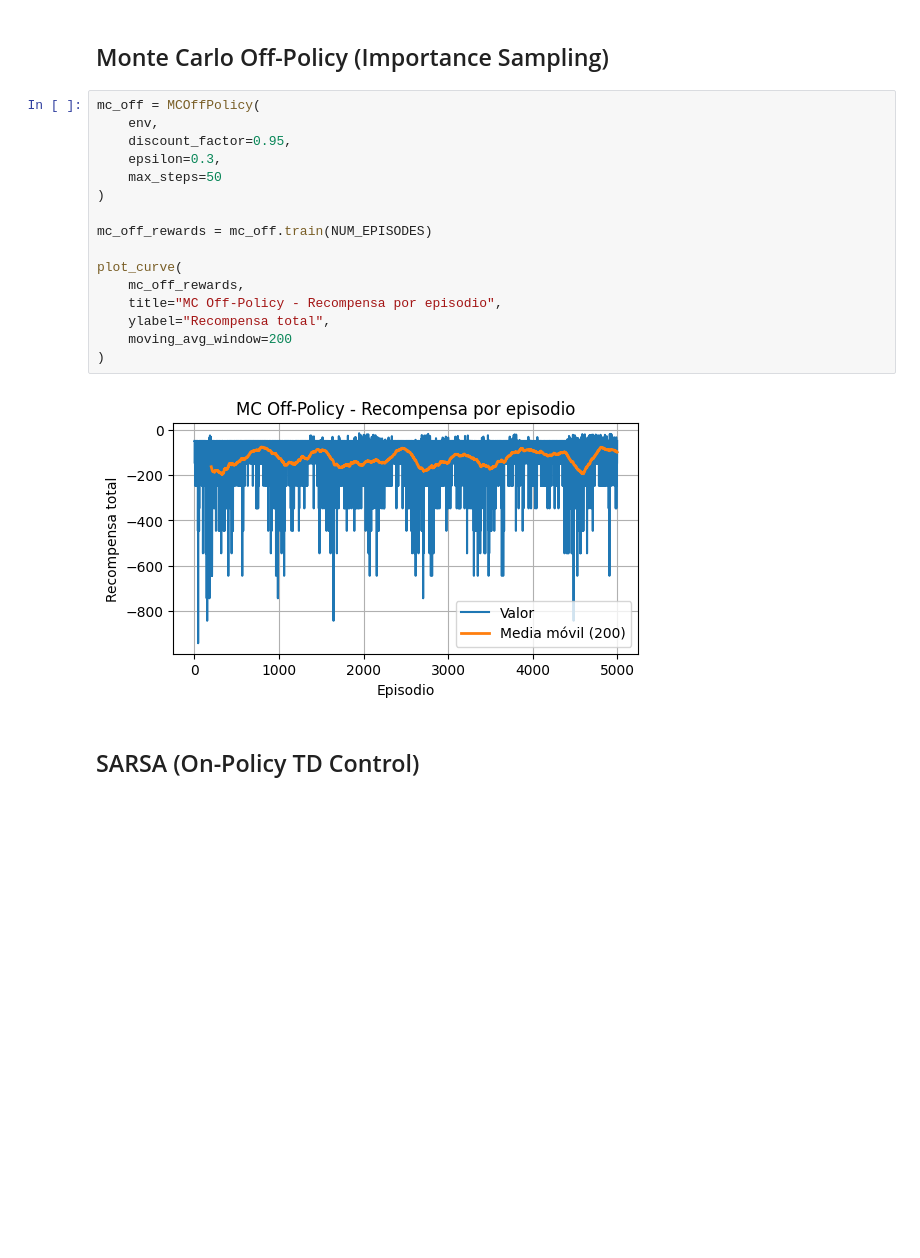
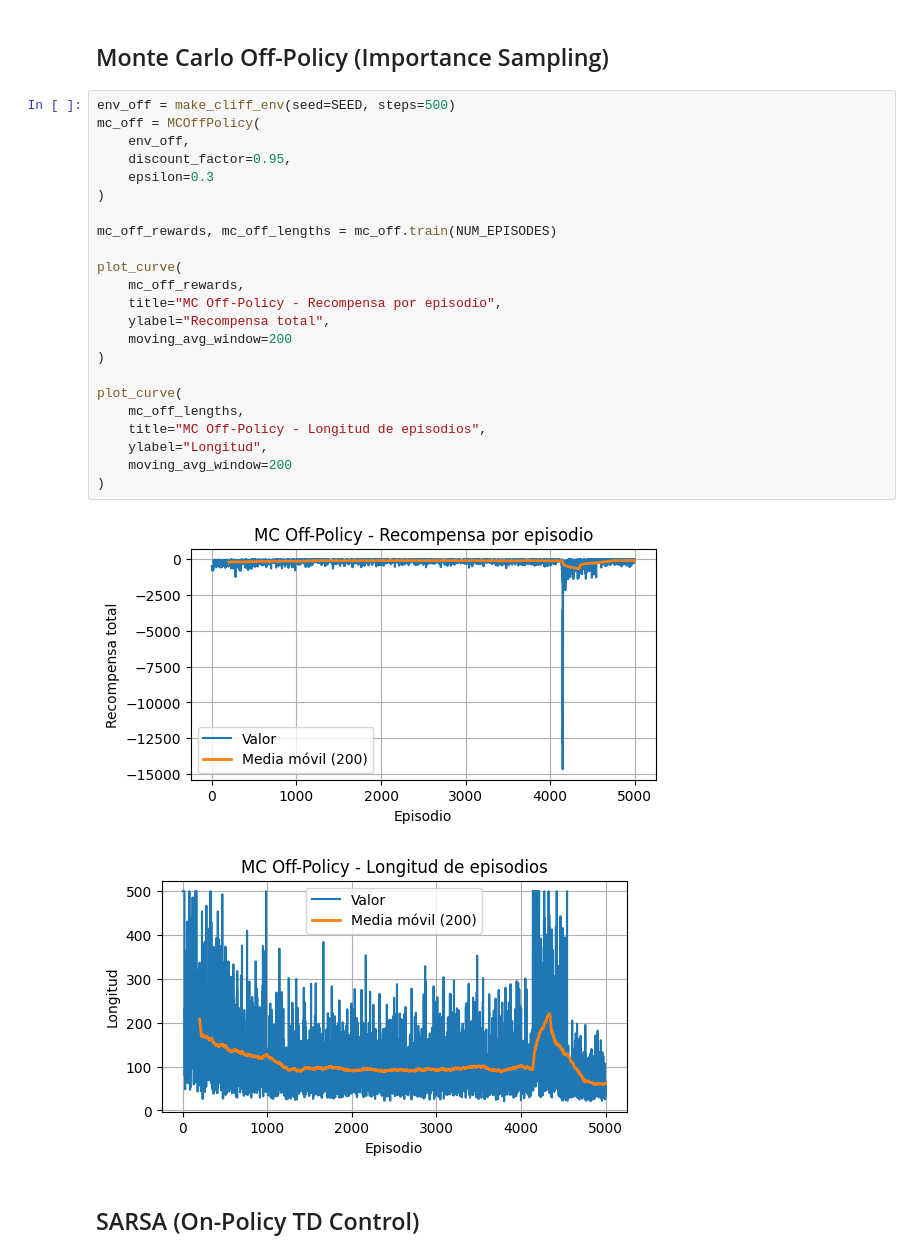
Before and after one commit to mariiam36/EML_MontesinosOlivaOuardi, a Jupyter notebook: Entornos_Complejos/main.ipynb, the cells around one changed output. Cells and saved outputs as stored; diff of their text form; blank space fills up the shorter version.

```diff
--- a/Entornos_Complejos/main.ipynb
+++ b/Entornos_Complejos/main.ipynb
@@ -93,23 +77,31 @@ plot_curve(
 # %% [markdown]
 ## Monte Carlo Off-Policy (Importance Sampling)
 # %%
+env_off = make_cliff_env(seed=SEED, steps=500)
 mc_off = MCOffPolicy(
-    env,
+    env_off,
     discount_factor=0.95,
-    epsilon=0.3,
-    max_steps=50
+    epsilon=0.3
 )
 
-mc_off_rewards = mc_off.train(NUM_EPISODES)
+mc_off_rewards, mc_off_lengths = mc_off.train(NUM_EPISODES)
 
 plot_curve(
     mc_off_rewards,
     title="MC Off-Policy - Recompensa por episodio",
     ylabel="Recompensa total",
     moving_avg_window=200
 )
+
+plot_curve(
+    mc_off_lengths,
+    title="MC Off-Policy - Longitud de episodios",
+    ylabel="Longitud",
+    moving_avg_window=200
+)
 # %% [output]
-[figure, old version]
+[figure, new version]
+[figure, added]
 # %% [markdown]
 ## SARSA (On-Policy TD Control)
 # %%
```
Also changed, not shown: parts of 11 cells of this notebook, 12 other files.
